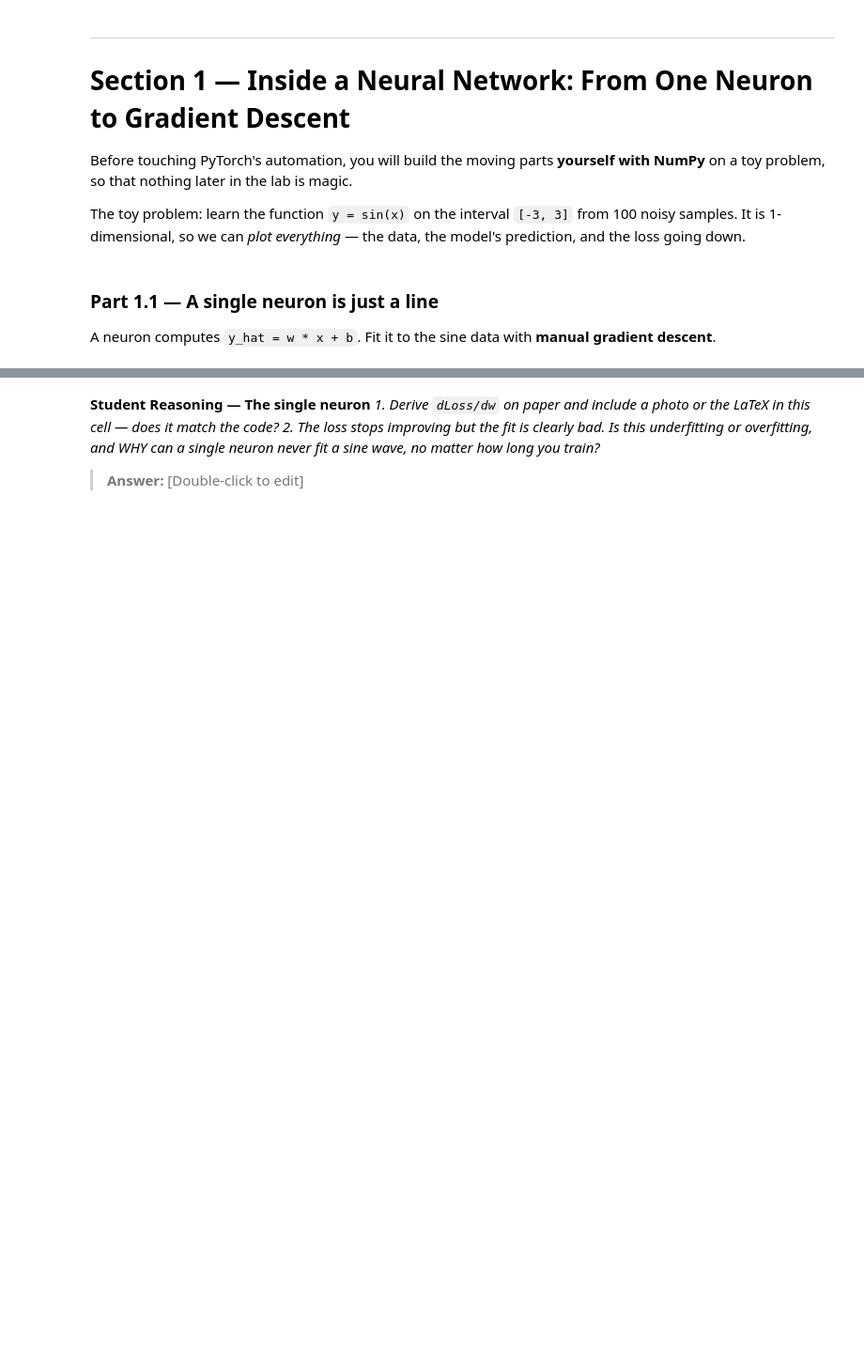
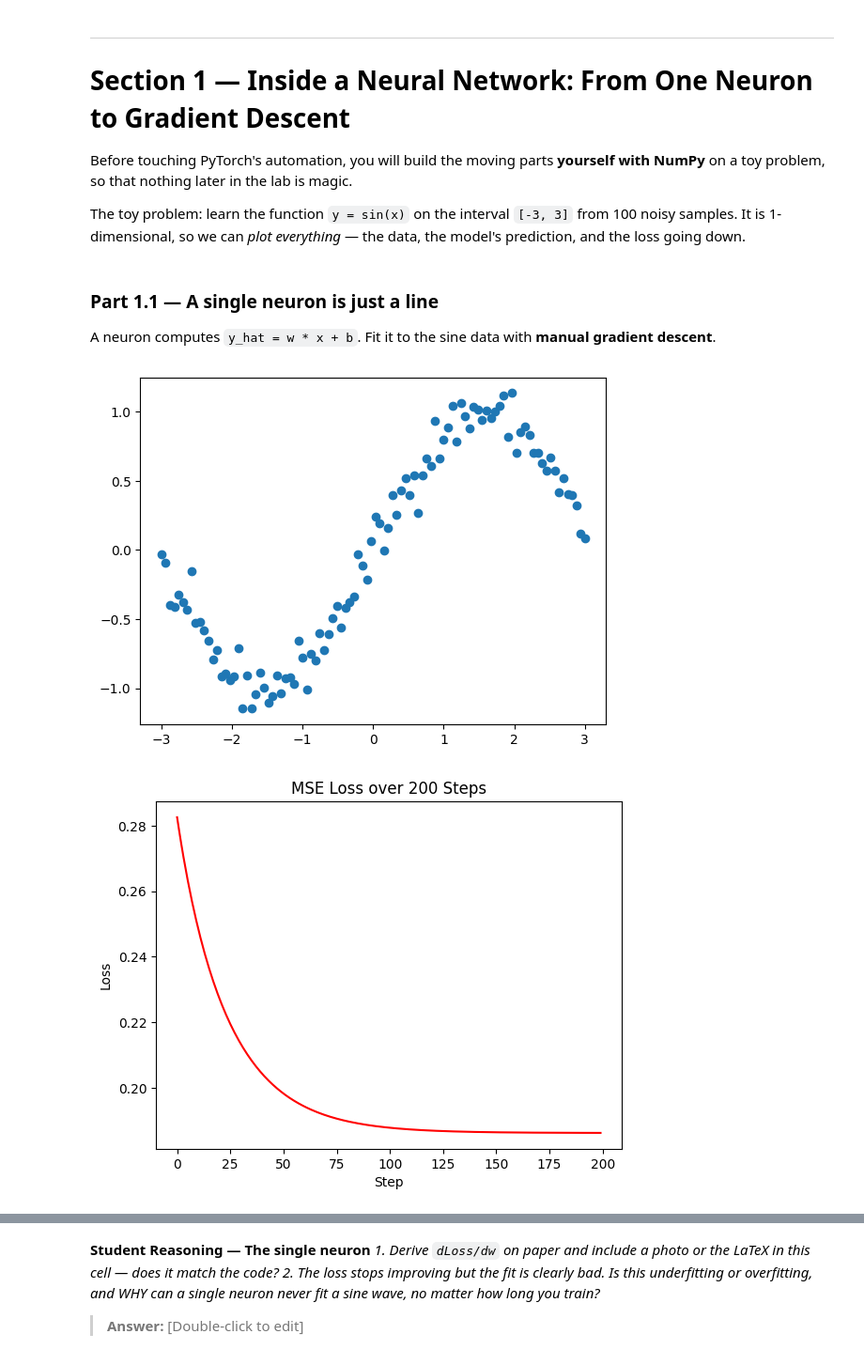
Before and after one commit to avatarmongacancode34/lab-3, a Jupyter notebook: Lab_3.ipynb, the cells around one changed output, grey strips where cells are left out. Shown at 94% size. Drawn from its saved outputs; the diff is of its cells as text; code cells hidden in the pictures; blank space fills up the shorter version.

```diff
--- a/Lab_3.ipynb
+++ b/Lab_3.ipynb
@@ -135,19 +111,57 @@ and the loss going down.
 A neuron computes `y_hat = w * x + b`. Fit it to the sine data with **manual gradient descent**.
 # %%
 # TODO: Generate the toy data
-#   x = np.linspace(-3, 3, 100); y = np.sin(x) + small Gaussian noise (std=0.1)
-#   Plot it.
+x = np.linspace(-3, 3, 100)
+Clean_y = np.sin(x)
+noise =  np.random.normal(loc=0.0, scale=0.1, size=x.shape)
+y = Clean_y + noise
+
+# TODO: Plot it
+
+plt.scatter(x, y, label='noisy_y')
 
 # TODO: Initialise w and b to small random values.
+w = np.random.randn() * 0.5
+b = np.random.randn() * 0.5
+lr = 0.01
+loss_values = []
+
+
 
 # TODO: Implement ONE gradient-descent step by hand, then loop it for ~200 steps:
-#   y_hat = w * x + b
-#   loss  = np.mean((y_hat - y) ** 2)               # MSE
-#   dw    = np.mean(2 * (y_hat - y) * x)            # dLoss/dw  (derive this on paper!)
-#   db    = np.mean(2 * (y_hat - y))                # dLoss/db
-#   w    -= lr * dw
-#   b    -= lr * db
+for _ in range(200):
+#   Compute the model's prediction
+  y_hat = w * x + b
+  loss  = np.mean((y_hat - y) ** 2)               # MSE
+  dw    = np.mean(2 * (y_hat - y) * x)            # dLoss/dw  (derive this on paper!)
+  db    = np.mean(2 * (y_hat - y))                # dLoss/db
+  w    -= lr * dw
+  b    -= lr * db
+  loss_values.append(loss)
 #   Record the loss at every step.
 
 # TODO: Plot (a) the loss curve over the 200 steps, and
-#             (b) the data with the fitted line on top.
+import matplotlib.pyplot as plt
+
+
+plt.figure()
+plt.plot(loss_values, color="red")
+plt.title("MSE Loss over 200 Steps")
+plt.xlabel("Step")
+plt.ylabel("Loss")
+plt.show()
+# (b) the data with the fitted line on top.
+
+# Calculate final predictions using the updated weights
+final_y_hat = w * x + b
+
+# Create a new figure
+plt.figure()
+plt.scatter(x, y, label="Noisy Data")
+plt.plot(x, final_y_hat, color="red", linewidth=2, label="Fitted Line")
+plt.title("Linear Fit over Sine Wave Data")
+plt.legend()
+plt.show()
+# %% [output]
+[figure, added]
+[figure, added]
```
Also changed, not shown: parts of 4 cells of this notebook.
